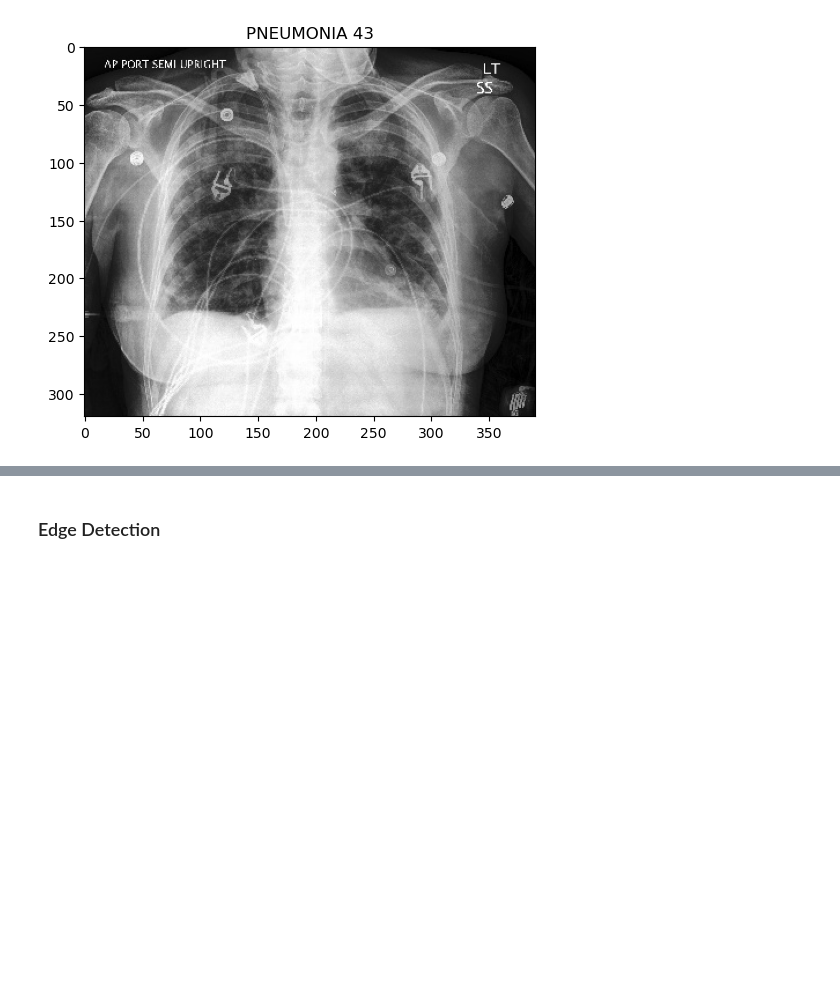
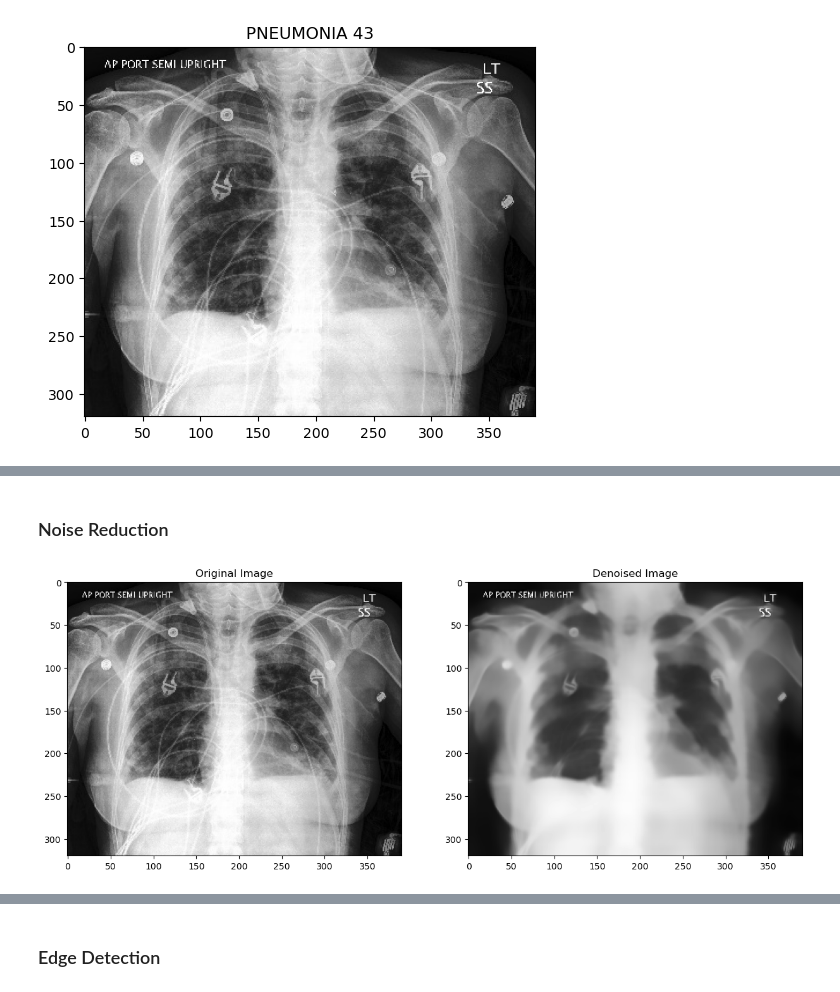
Before and after one commit to choihyeonmuk97/deepnoid, a Jupyter notebook: p0604/02 preprocessing.ipynb, the cells around one changed output, grey strips where cells are left out. Cells and saved outputs as stored; diff of their text form; code cells hidden in the pictures; blank space fills up the shorter version.

```diff
--- a/p0604/02 preprocessing.ipynb
+++ b/p0604/02 preprocessing.ipynb
@@ -39,0 +112,19 @@ plt.show()
+# %% [markdown]
+### Noise Reduction
+# %%
+def denoise_img(img):
+    return cv2.fastNlMeansDenoising(img, None, 30, 7, 21)
+
+denoised_img = denoise_img(img)
+
+plt.figure(figsize=(15, 10))
+plt.subplot(1, 2, 1)
+plt.imshow(img, cmap='gray')
+plt.title('Original Image')
+
+plt.subplot(1, 2, 2)
+plt.imshow(denoised_img, cmap='gray')
+plt.title('Denoised Image')
+plt.show()
+# %% [output]
+[figure, added]
```
Also changed, not shown: parts of 19 cells of this notebook, 3 other files.
